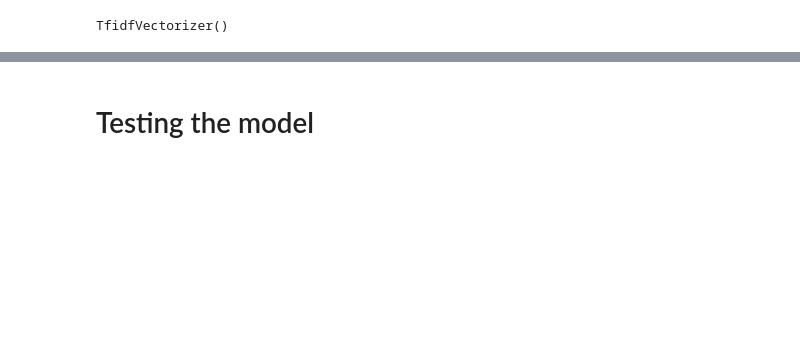
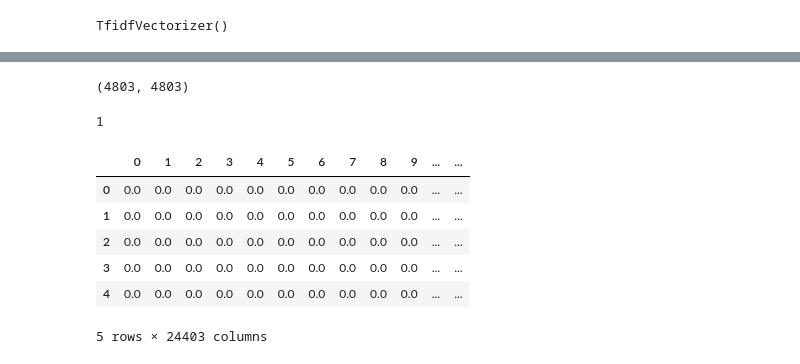
Before and after one commit to NoelJB2000/Recommendation_Engine, a Jupyter notebook: content_based.ipynb, the cells around one changed output, grey strips where cells are left out. Drawn from its saved outputs; the diff is of its cells as text; code cells hidden in the pictures; blank space fills up the shorter version.

```diff
--- a/content_based.ipynb
+++ b/content_based.ipynb
@@ -169,2 +166,0 @@ dataset.reset_index(inplace=True)
-# %%
-dataset.drop("index",axis=1,inplace=True)
@@ -187,2 +166,0 @@ keywords are generated in combination of title and contents
-# %%
-dataset["keywords"]=dataset["title"]+" "+dataset["contents"]
@@ -198,9 +166,0 @@ dataset.head(5)
-# %%
-#running this cell may take 30 mins
-from yake import KeywordExtractor
-kw_extractor = KeywordExtractor(lan="ar", n=1, top=15)
-def keyword_extractor(data):
-    keywords = kw_extractor.extract_keywords(text=data)
-    keywords = " ".join([x for x, y in keywords])
-    return keywords
-dataset["keywords"]=dataset["keywords"].apply(lambda data:keyword_extractor(data))
@@ -224 +167,4 @@ combined_features=dataset.title+" "+dataset.contents+" "+dataset.category+" "+da
+# %%
+#combining all data
+combined_features=dataset.genres+" "+dataset.keywords+" "+dataset.original_language+" "+dataset.original_title+" "+dataset.overview+" "+dataset.status
 # %%
@@ -248,2 +224,10 @@ similarity_table.shape #gives 13820 x 13820 -- that is similarity between the ve
+# %%
+similarity_table.shape
+# %% [output]
+(4803, 4803)
+# %%
+print(dataset.loc[dataset.original_title=="Pirates of the Caribbean: At World's End"].index[0])
+# %% [output]
+1
 # %%
 new_df=pd.DataFrame.sparse.from_spmatrix(new_df)
@@ -250,4 +235,12 @@ new_df=pd.DataFrame.sparse.from_spmatrix(new_df)
-# %% [markdown]
-# Testing the model
+# %%
+new_df.head(5)
+# %% [output]
+|  | 0 | 1 | 2 | 3 | 4 | 5 | 6 | 7 | 8 | 9 | ... | ... |
+| 0 | 0.0 | 0.0 | 0.0 | 0.0 | 0.0 | 0.0 | 0.0 | 0.0 | 0.0 | 0.0 | ... | ... |
+| 1 | 0.0 | 0.0 | 0.0 | 0.0 | 0.0 | 0.0 | 0.0 | 0.0 | 0.0 | 0.0 | ... | ... |
+| 2 | 0.0 | 0.0 | 0.0 | 0.0 | 0.0 | 0.0 | 0.0 | 0.0 | 0.0 | 0.0 | ... | ... |
+| 3 | 0.0 | 0.0 | 0.0 | 0.0 | 0.0 | 0.0 | 0.0 | 0.0 | 0.0 | 0.0 | ... | ... |
+| 4 | 0.0 | 0.0 | 0.0 | 0.0 | 0.0 | 0.0 | 0.0 | 0.0 | 0.0 | 0.0 | ... | ... |
+5 rows × 24403 columns
 # %%
 def similarity_predictor(data):
```
Also changed, not shown: parts of 74 cells of this notebook, 1 other file.
